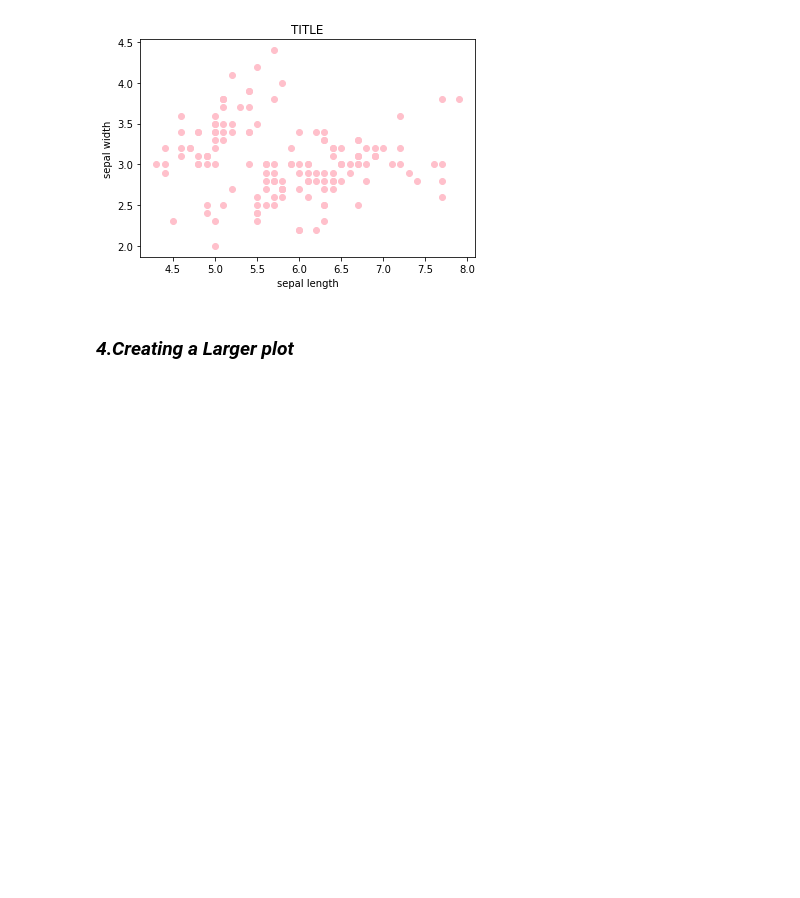
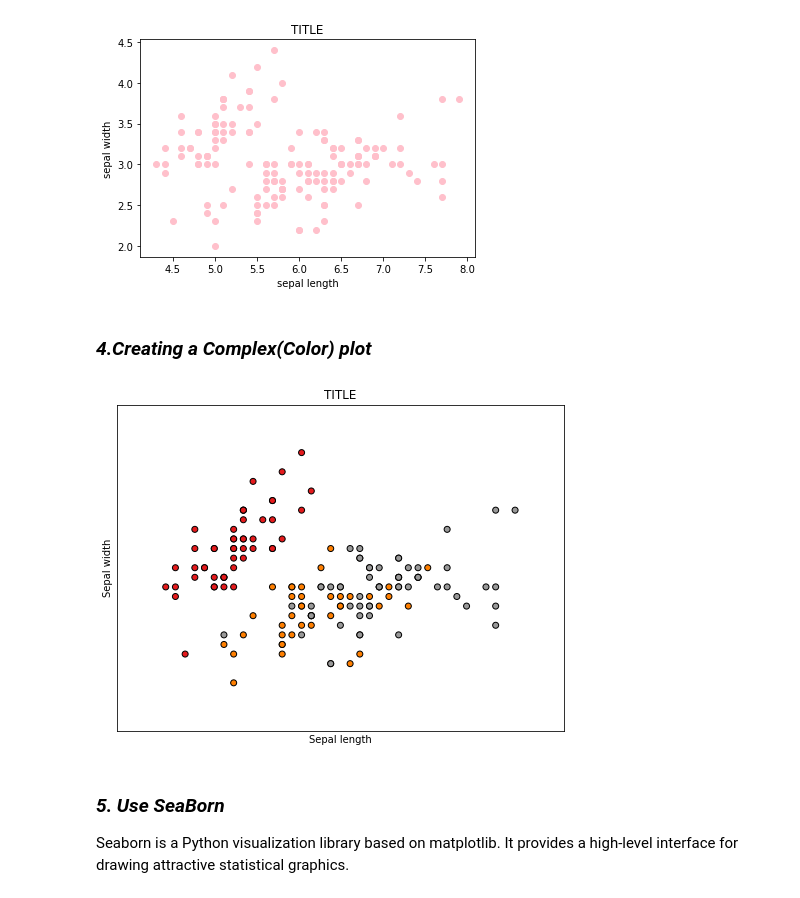
Before and after one commit to heanuea/Problem-set-Jupyter-pyplot-and-numpy, a Jupyter notebook: IrisData.ipynb, the cells around one changed output. Saved outputs shown, nothing was run; the diff lists cells and outputs as text; code cells hidden in the pictures; blank space fills up the shorter version.

```diff
--- a/IrisData.ipynb
+++ b/IrisData.ipynb
@@ -58,4 +58,41 @@ pl.show()
 # %% [output]
 [figure]
 # %% [markdown]
-### **_4.Creating a Larger plot_**
+### **_4.Creating a Complex(Color) plot_**
+# %%
+import matplotlib.pyplot as plt
+from sklearn import datasets
+from sklearn.decomposition import PCA
+
+# import some data to play with
+iris = datasets.load_iris()
+X = iris.data[:, :2]  # we only take the first two features.
+y = iris.target
+
+x_min, x_max = X[:, 0].min() - .5, X[:, 0].max() + .5
+y_min, y_max = X[:, 1].min() - .5, X[:, 1].max() + .5
+
+plt.figure(2, figsize=(8, 6))
+plt.clf()
+
+# Plot the training points
+plt.scatter(X[:, 0], X[:, 1], c=y, cmap=plt.cm.Set1,
+            edgecolor='K')
+plt.xlabel('Sepal length')
+plt.ylabel('Sepal width')
+
+plt.xlim(x_min, x_max)
+plt.ylim(y_min, y_max)
+plt.xticks(())
+plt.yticks(())
+
+# Display plots .
+pl.title('TITLE')
+pl.show()
+
+plt.show()
+# %% [output]
+[figure, added]
+# %% [markdown]
+### **_5. Use SeaBorn_**
+Seaborn is a Python visualization library based on matplotlib. It provides a high-level interface for drawing attractive statistical graphics.
```
Also changed, not shown: parts of 2 cells of this notebook.
